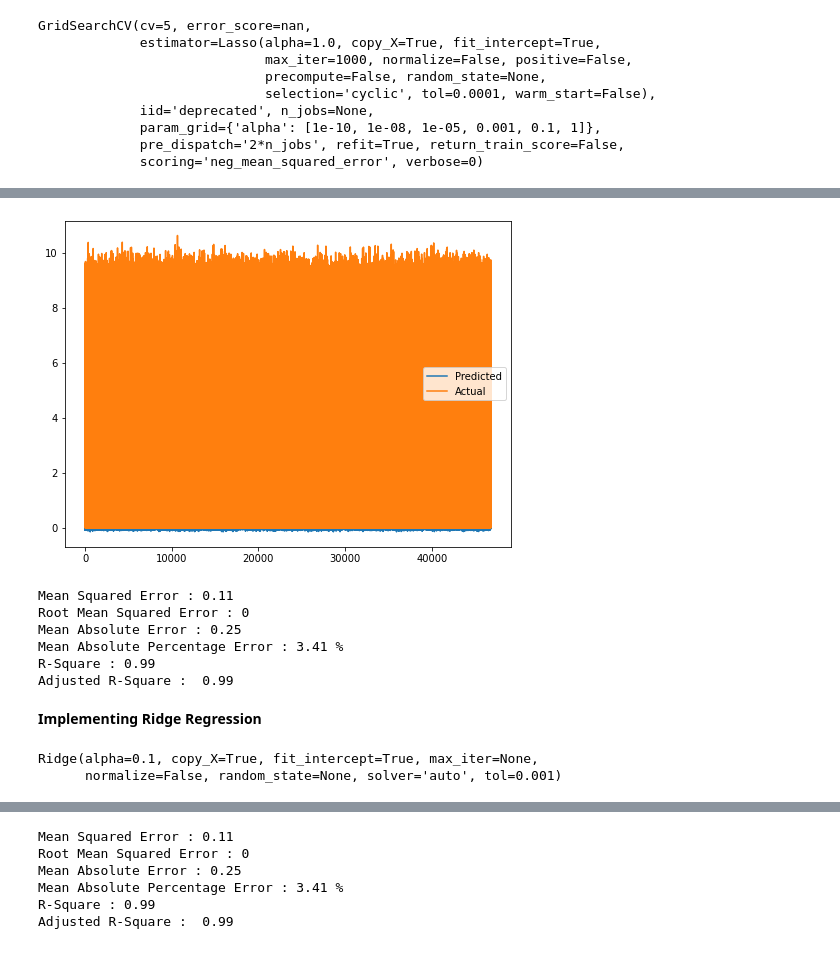
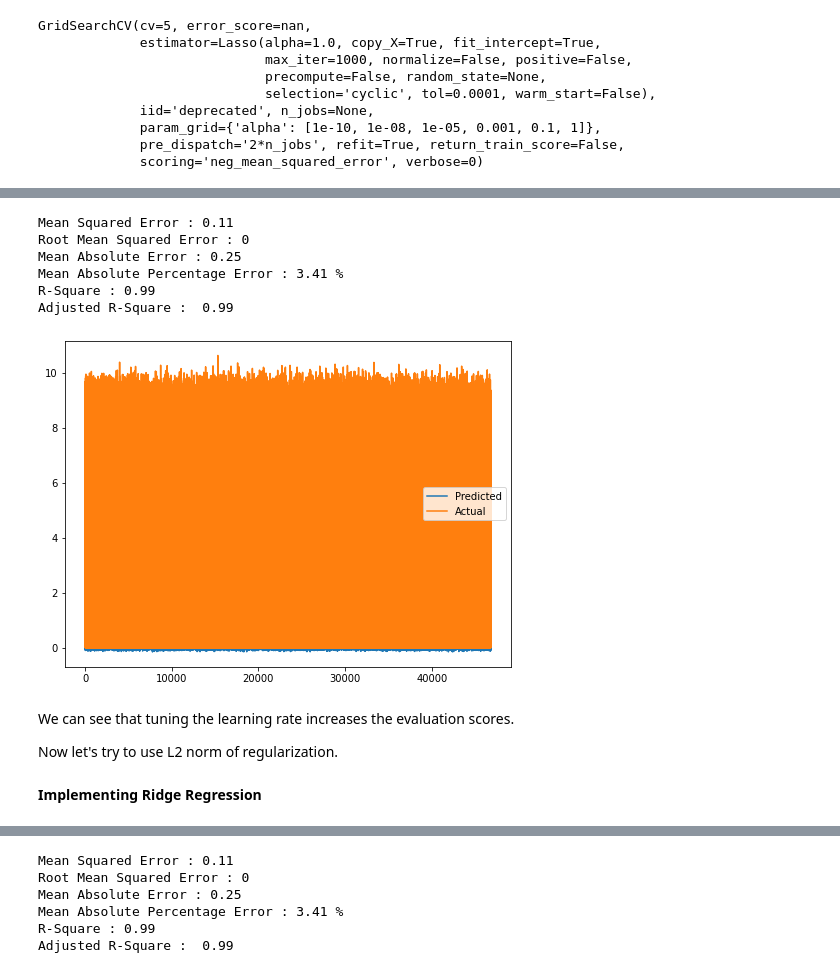
Before and after one commit to hrithikwel8/Rossmann_Sales_Prediction, a Jupyter notebook: Rossmann_Sales_Prediction_Capstone_Project.ipynb, the cells around one changed output, grey strips where cells are left out. Drawn from its saved outputs; the diff is of its cells as text; code cells hidden in the pictures.

```diff
--- a/Rossmann_Sales_Prediction_Capstone_Project.ipynb
+++ b/Rossmann_Sales_Prediction_Capstone_Project.ipynb
@@ -545,5 +655,3 @@ def CompitionOpenTimeInDays(row):
   if competetion_time.days <= 0:
     return 0
   return competetion_time.days
-# %%
-sales_df['CompitionTime']=sales_df.apply(CompitionOpenTimeInDays,axis=1)
@@ -552,3 +658,8 @@ sales_df.drop(columns=['CompetitionOpenSinceYear','CompetitionOpenSinceMonth'],i
+# %%
+# create new featue competition time
+sales_df['CompetitionTime']=sales_df.apply(CompitionOpenTimeInDays,axis=1)
+# remove old columns
+sales_df.drop(columns=['CompetitionOpenSinceYear','CompetitionOpenSinceMonth'],inplace=True)
 # %%
 sales_df.head()
 # %% [output]
@@ -695,5 +842,7 @@ dependent_variable = 'Sales_log_t'
 # %%
 # Create a list of independent variables
-independent_variables = list(set(sales_df.columns.tolist()) - {'Customers_log_t','Sales','Customers','Year','Sales_log_t'})
+# remove variables that have high VIF
+# remove store as it contains store id as number which is not a useful information in traing model
+independent_variables = list(set(sales_df.columns.tolist()) - {'Sales','Customers','Year','Sales_log_t', 'Customers_log_t','Store'})
 independent_variables
 # %% [output]
@@ -901,22 +1061,27 @@ Using  {'alpha': 1e-08}  the negative mean squared error is:  -0.126606128115223
 # %%
-y_pred_lasso = lasso_regressor.predict(X_test)
+# predict the result
+y_pred_lasso_cv = lasso_regressor.predict(X_test)
+# %%
+#Evaluation metrics for Lasso Regression with cross validation
+evaluation_metrics(y_test , y_pred_lasso_cv, X_test.shape[1])
+# %% [output]
+Mean Squared Error : 0.11
+Root Mean Squared Error : 0
+Mean Absolute Error : 0.25
+Mean Absolute Percentage Error : 3.41 %
+R-Square : 0.99
+Adjusted R-Square :  0.99
 # %%
 plt.figure(figsize=(8,6))
-plt.plot(y_pred_lasso)
+plt.plot(y_pred_lasso_cv)
 plt.plot(np.array(y_test))
 plt.legend(["Predicted","Actual"])
 plt.show()
 # %% [output]
-[figure, old version]
+[figure, new version]
-# %%
-#Evaluation metrics for Lasso Regression
-evaluation_metrics(y_test , y_pred_lasso, X_test.shape[1])
-# %% [output]
-Mean Squared Error : 0.11
-Root Mean Squared Error : 0
-Mean Absolute Error : 0.25
-Mean Absolute Percentage Error : 3.41 %
-R-Square : 0.99
-Adjusted R-Square :  0.99
+# %% [markdown]
+We can see that tuning the learning rate increases the evaluation scores.
+
+Now let's try to use L2 norm of regularization.
 # %% [markdown]
 **Implementing Ridge Regression**
@@ -925,5 +1087,0 @@ ridge  = Ridge(alpha=0.1)
-# %%
-ridge.fit(X_train,y_train)
-# %% [output]
-Ridge(alpha=0.1, copy_X=True, fit_intercept=True, max_iter=None,
-      normalize=False, random_state=None, solver='auto', tol=0.001)
```
Also changed, not shown: parts of 100 cells of this notebook.
